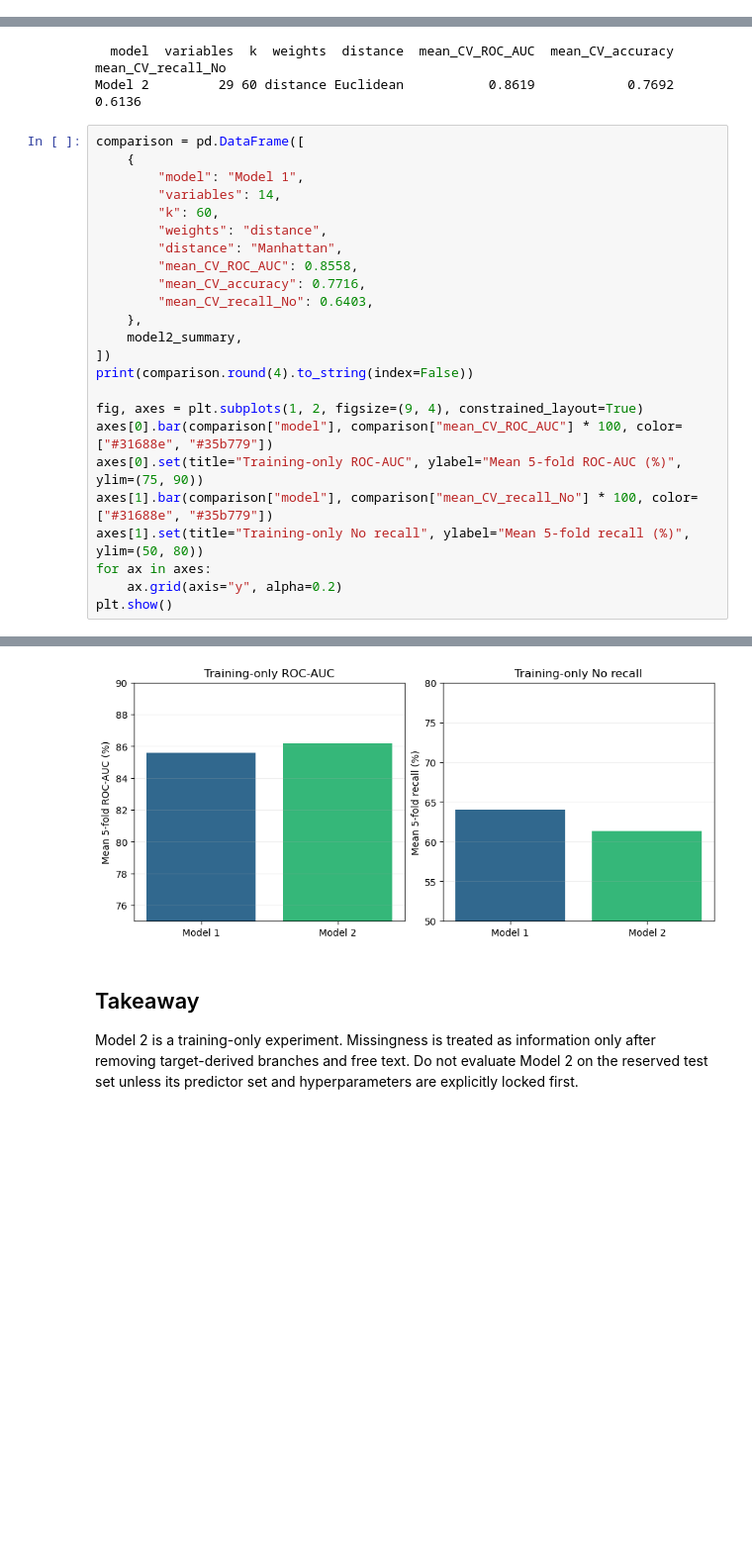
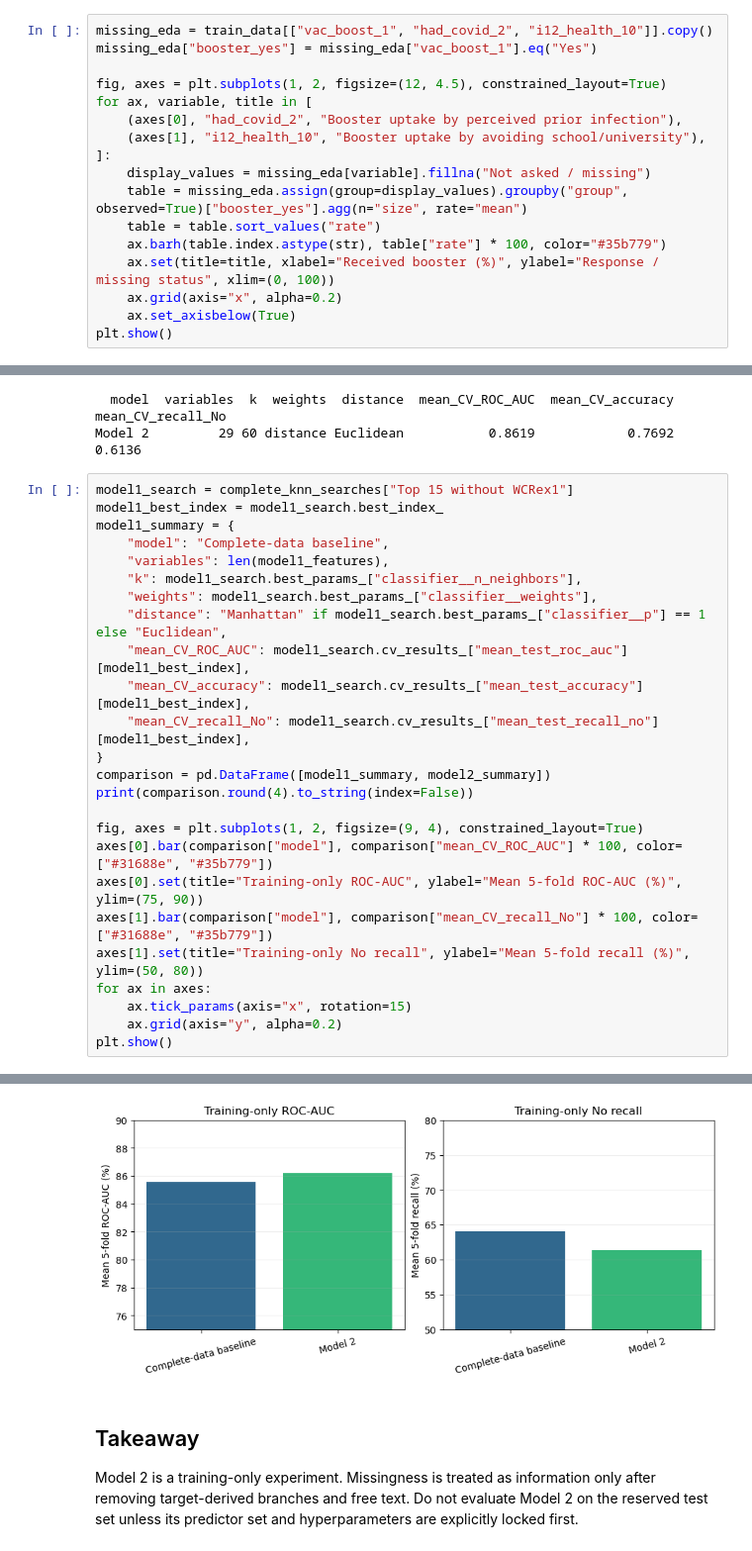
Before and after one commit to jimmyrua/8413-ML-GA1, a Jupyter notebook: GA1_model_2_missing_values.ipynb, the cells around one changed output, grey strips where cells are left out. Shown at 99% size. Cells and saved outputs as stored; diff of their text form; blank space fills up the shorter version.

Commit message:
Complete Model 2 technical analysis

```diff
--- a/GA1_model_2_missing_values.ipynb
+++ b/GA1_model_2_missing_values.ipynb
@@ -163,0 +463,17 @@ Reserved test set: 1,929 rows — not scored
+# %%
+missing_eda = train_data[["vac_boost_1", "had_covid_2", "i12_health_10"]].copy()
+missing_eda["booster_yes"] = missing_eda["vac_boost_1"].eq("Yes")
+
+fig, axes = plt.subplots(1, 2, figsize=(12, 4.5), constrained_layout=True)
+for ax, variable, title in [
+    (axes[0], "had_covid_2", "Booster uptake by perceived prior infection"),
+    (axes[1], "i12_health_10", "Booster uptake by avoiding school/university"),
+]:
+    display_values = missing_eda[variable].fillna("Not asked / missing")
+    table = missing_eda.assign(group=display_values).groupby("group", observed=True)["booster_yes"].agg(n="size", rate="mean")
+    table = table.sort_values("rate")
+    ax.barh(table.index.astype(str), table["rate"] * 100, color="#35b779")
+    ax.set(title=title, xlabel="Received booster (%)", ylabel="Response / missing status", xlim=(0, 100))
+    ax.grid(axis="x", alpha=0.2)
+    ax.set_axisbelow(True)
+plt.show()
@@ -344,19 +662,19 @@ print(pd.DataFrame([model2_summary]).round(4).to_string(index=False))
   model  variables  k  weights  distance  mean_CV_ROC_AUC  mean_CV_accuracy  mean_CV_recall_No
 Model 2         29 60 distance Euclidean           0.8619            0.7692             0.6136
 # %%
-comparison = pd.DataFrame([
-    {
-        "model": "Model 1",
-        "variables": 14,
-        "k": 60,
-        "weights": "distance",
-        "distance": "Manhattan",
-        "mean_CV_ROC_AUC": 0.8558,
-        "mean_CV_accuracy": 0.7716,
-        "mean_CV_recall_No": 0.6403,
-    },
-    model2_summary,
-])
+model1_search = complete_knn_searches["Top 15 without WCRex1"]
+model1_best_index = model1_search.best_index_
+model1_summary = {
+    "model": "Complete-data baseline",
+    "variables": len(model1_features),
+    "k": model1_search.best_params_["classifier__n_neighbors"],
+    "weights": model1_search.best_params_["classifier__weights"],
+    "distance": "Manhattan" if model1_search.best_params_["classifier__p"] == 1 else "Euclidean",
+    "mean_CV_ROC_AUC": model1_search.cv_results_["mean_test_roc_auc"][model1_best_index],
+    "mean_CV_accuracy": model1_search.cv_results_["mean_test_accuracy"][model1_best_index],
+    "mean_CV_recall_No": model1_search.cv_results_["mean_test_recall_no"][model1_best_index],
+}
+comparison = pd.DataFrame([model1_summary, model2_summary])
 print(comparison.round(4).to_string(index=False))
 
 fig, axes = plt.subplots(1, 2, figsize=(9, 4), constrained_layout=True)
@@ -365,6 +683,7 @@ axes[0].set(title="Training-only ROC-AUC", ylabel="Mean 5-fold ROC-AUC (%)", yli
 axes[1].bar(comparison["model"], comparison["mean_CV_recall_No"] * 100, color=["#31688e", "#35b779"])
 axes[1].set(title="Training-only No recall", ylabel="Mean 5-fold recall (%)", ylim=(50, 80))
 for ax in axes:
+    ax.tick_params(axis="x", rotation=15)
     ax.grid(axis="y", alpha=0.2)
 plt.show()
 # %% [output]
@@ -374,4 +693,4 @@ Model 2         29 60 distance Euclidean           0.8619            0.7692
-[figure, old version]
+[figure, new version]
 # %% [markdown]
 ## Takeaway
 
```
Also changed, not shown: parts of 27 cells of this notebook.
